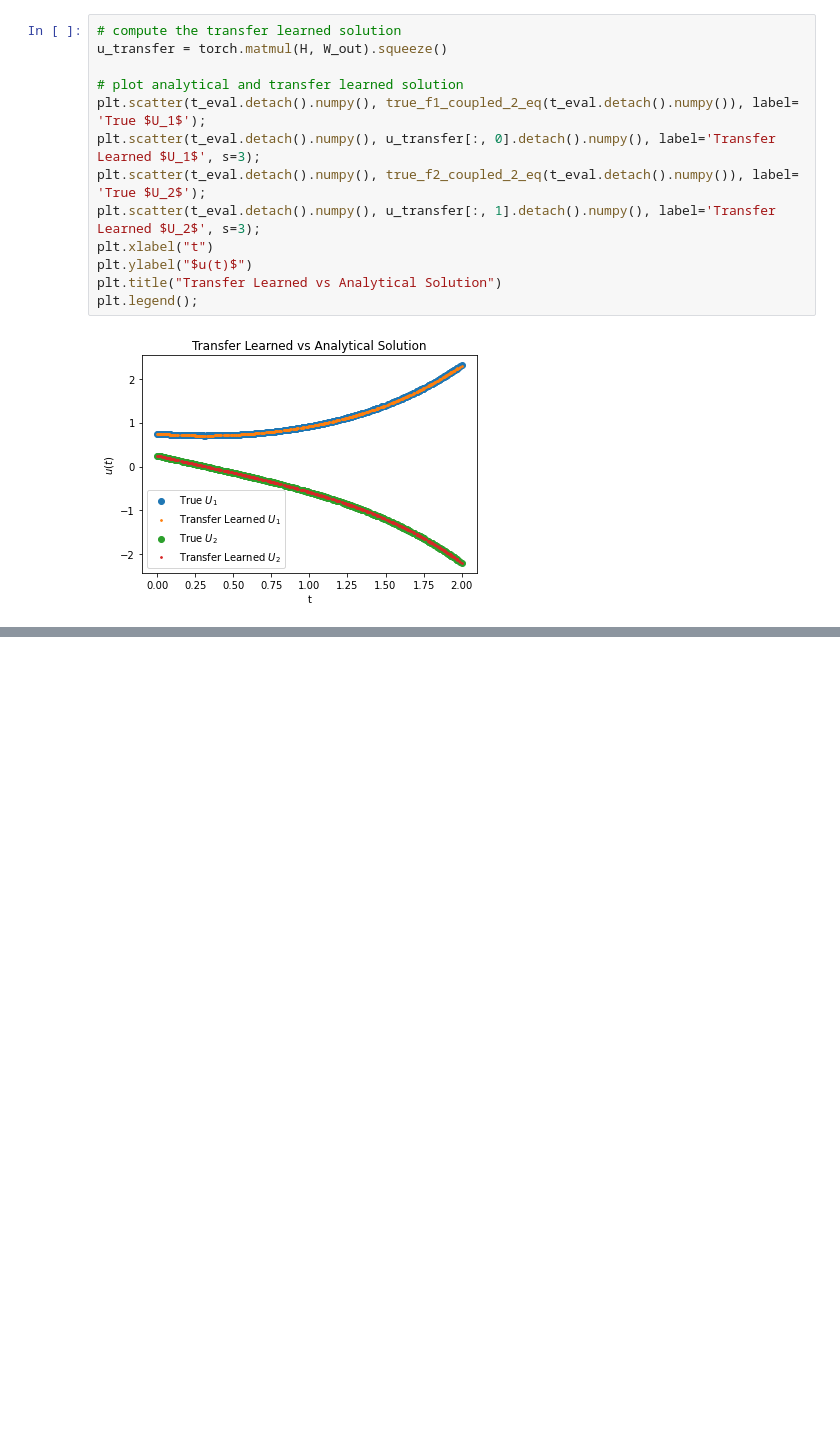
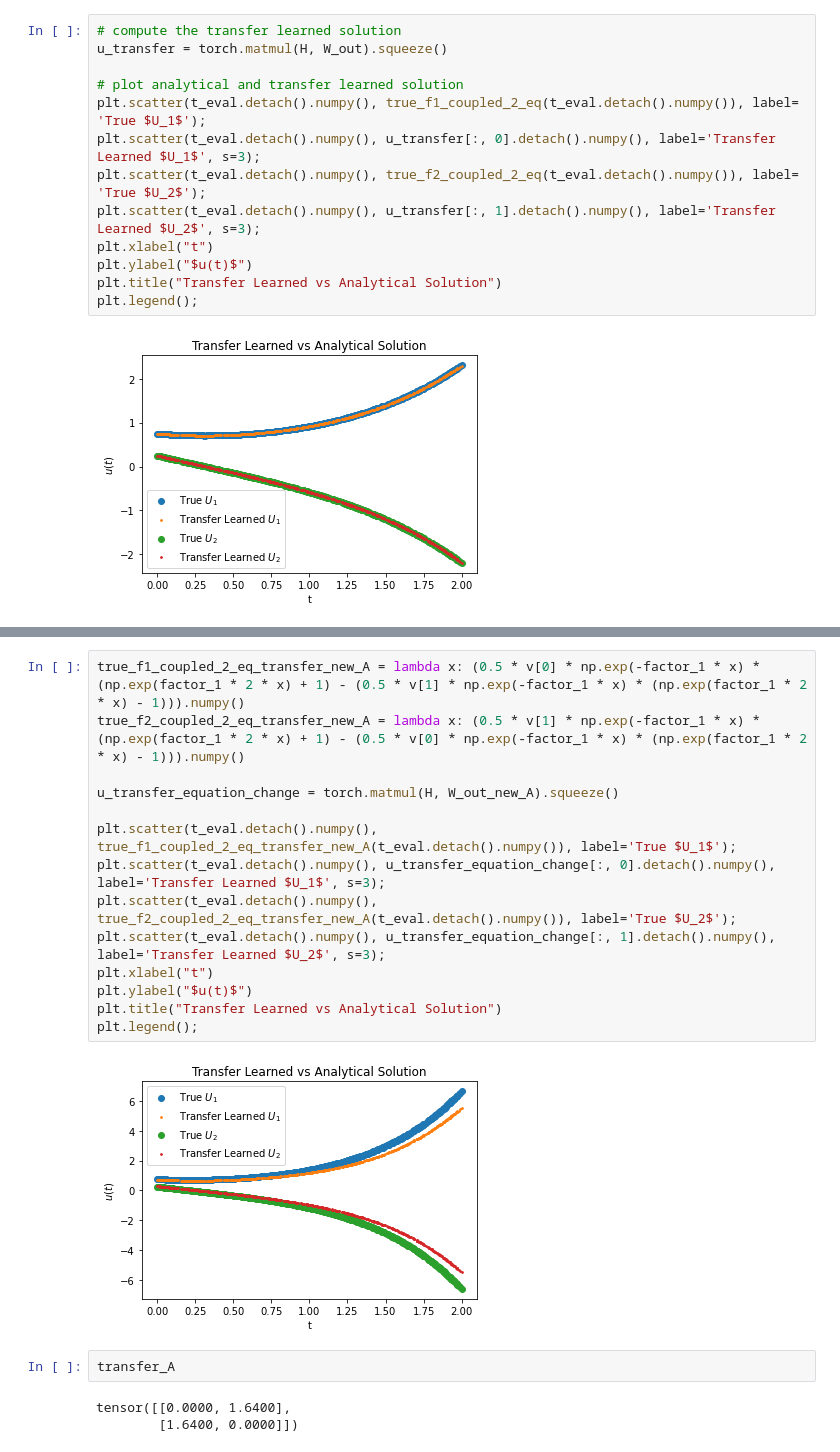
Before and after one commit to Hari-Raval/Harvard-Thesis, a Jupyter notebook: src/transfer_learning_two_linear_ode/system_linear_ode_with_transfer_learning.ipynb, the cells around one changed output, grey strips where cells are left out. Saved outputs shown, nothing was run; the diff lists cells and outputs as text; blank space fills up the shorter version.

```diff
--- a/src/solve_two_linear_ode/transfer_learning_differential_equation_solve_V3-pythia-coupled.ipynb
+++ b/src/transfer_learning_two_linear_ode/system_linear_ode_with_transfer_learning.ipynb
@@ -391,0 +478,21 @@ plt.legend();
+# %%
+true_f1_coupled_2_eq_transfer_new_A = lambda x: (0.5 * v[0] * np.exp(-factor_1 * x) * (np.exp(factor_1 * 2 * x) + 1) - (0.5 * v[1] * np.exp(-factor_1 * x) * (np.exp(factor_1 * 2 * x) - 1))).numpy()
+true_f2_coupled_2_eq_transfer_new_A = lambda x: (0.5 * v[1] * np.exp(-factor_1 * x) * (np.exp(factor_1 * 2 * x) + 1) - (0.5 * v[0] * np.exp(-factor_1 * x) * (np.exp(factor_1 * 2 * x) - 1))).numpy()
+
+u_transfer_equation_change = torch.matmul(H, W_out_new_A).squeeze()
+
+plt.scatter(t_eval.detach().numpy(), true_f1_coupled_2_eq_transfer_new_A(t_eval.detach().numpy()), label='True $U_1$');
+plt.scatter(t_eval.detach().numpy(), u_transfer_equation_change[:, 0].detach().numpy(), label='Transfer Learned $U_1$', s=3);
+plt.scatter(t_eval.detach().numpy(), true_f2_coupled_2_eq_transfer_new_A(t_eval.detach().numpy()), label='True $U_2$');
+plt.scatter(t_eval.detach().numpy(), u_transfer_equation_change[:, 1].detach().numpy(), label='Transfer Learned $U_2$', s=3);
+plt.xlabel("t")
+plt.ylabel("$u(t)$")
+plt.title("Transfer Learned vs Analytical Solution")
+plt.legend();
+# %% [output]
+[figure, added]
+# %%
+transfer_A
+# %% [output]
+tensor([[0.0000, 1.6400],
+        [1.6400, 0.0000]])
```
Also changed, not shown: parts of 24 cells of this notebook, 10 other files.
